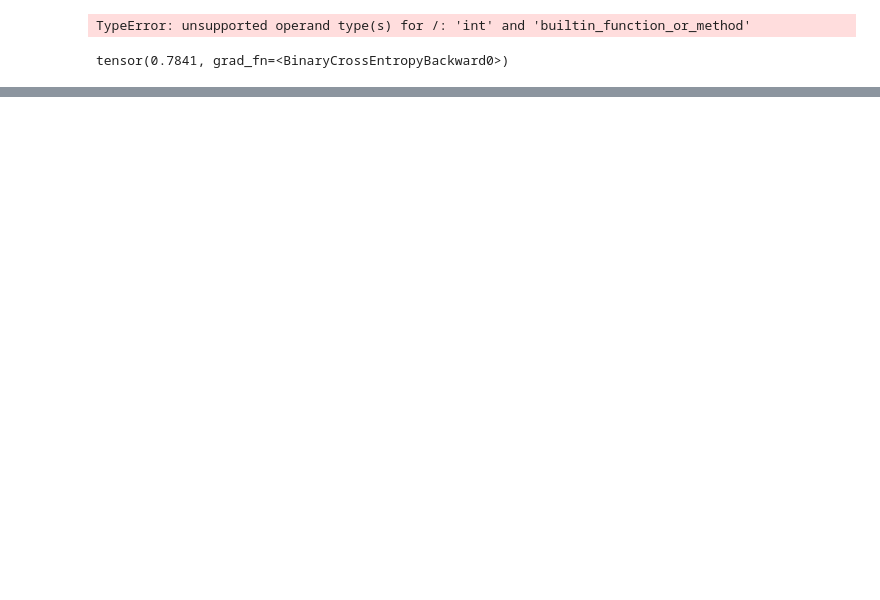
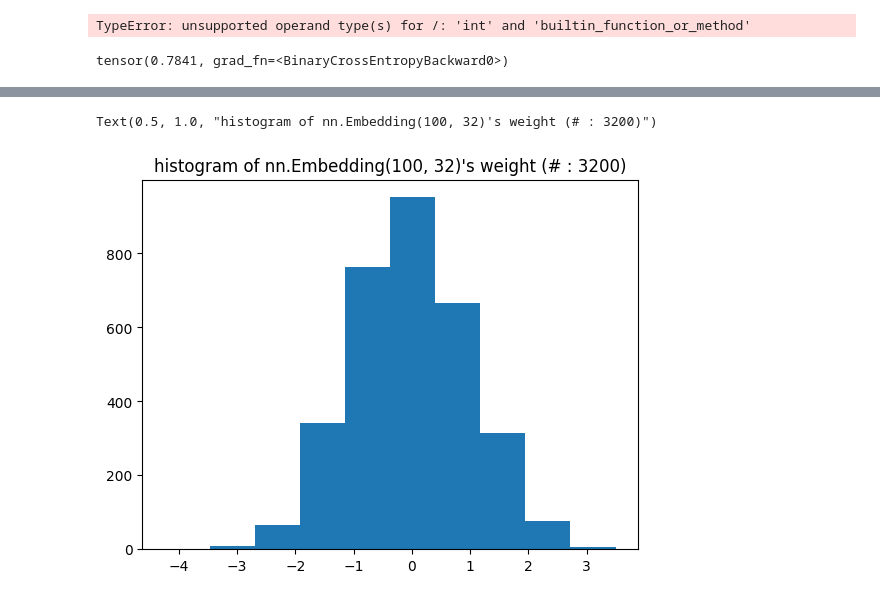
Before and after one commit to kyeongchan92/NeuMF, a Jupyter notebook: test.ipynb, the cells around one changed output, grey strips where cells are left out. Saved outputs shown, nothing was run; the diff lists cells and outputs as text; code cells hidden in the pictures; blank space fills up the shorter version.

```diff
--- a/test.ipynb
+++ b/test.ipynb
@@ -291,0 +309,10 @@ tensor(0.7841, grad_fn=<BinaryCrossEntropyBackward0>)
+# %%
+embedding = torch.nn.Embedding(100, 32)
+import matplotlib.pyplot as plt
+plt.hist(embedding.weight.detach().numpy().reshape(-1))
+# plt.xlim(-0.5, 0.5)
+# plt.ylim(0, 3500)
+plt.title("histogram of nn.Embedding(100, 32)'s weight (# : 3200)")
+# %% [output]
+Text(0.5, 1.0, "histogram of nn.Embedding(100, 32)'s weight (# : 3200)")
+[figure, added]
```
Also changed, not shown: parts of 86 cells of this notebook, 10 other files.
